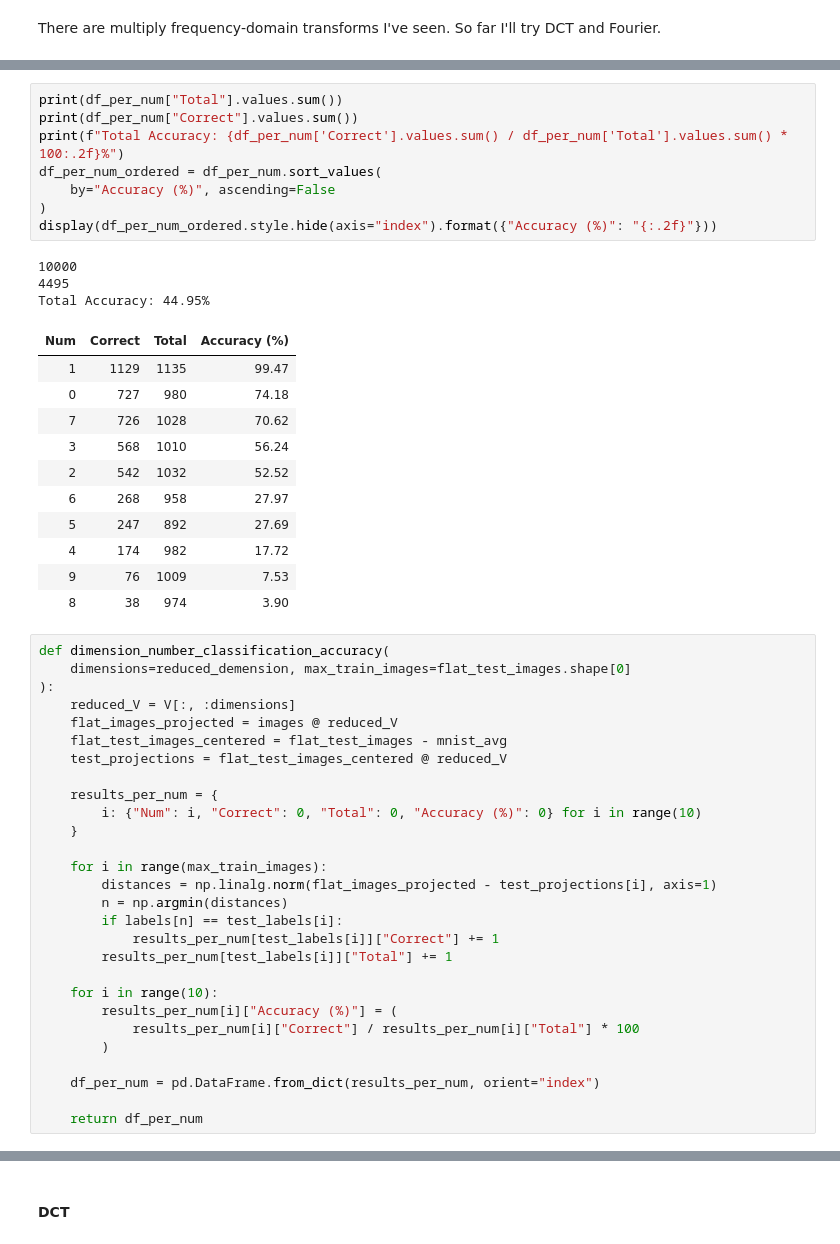
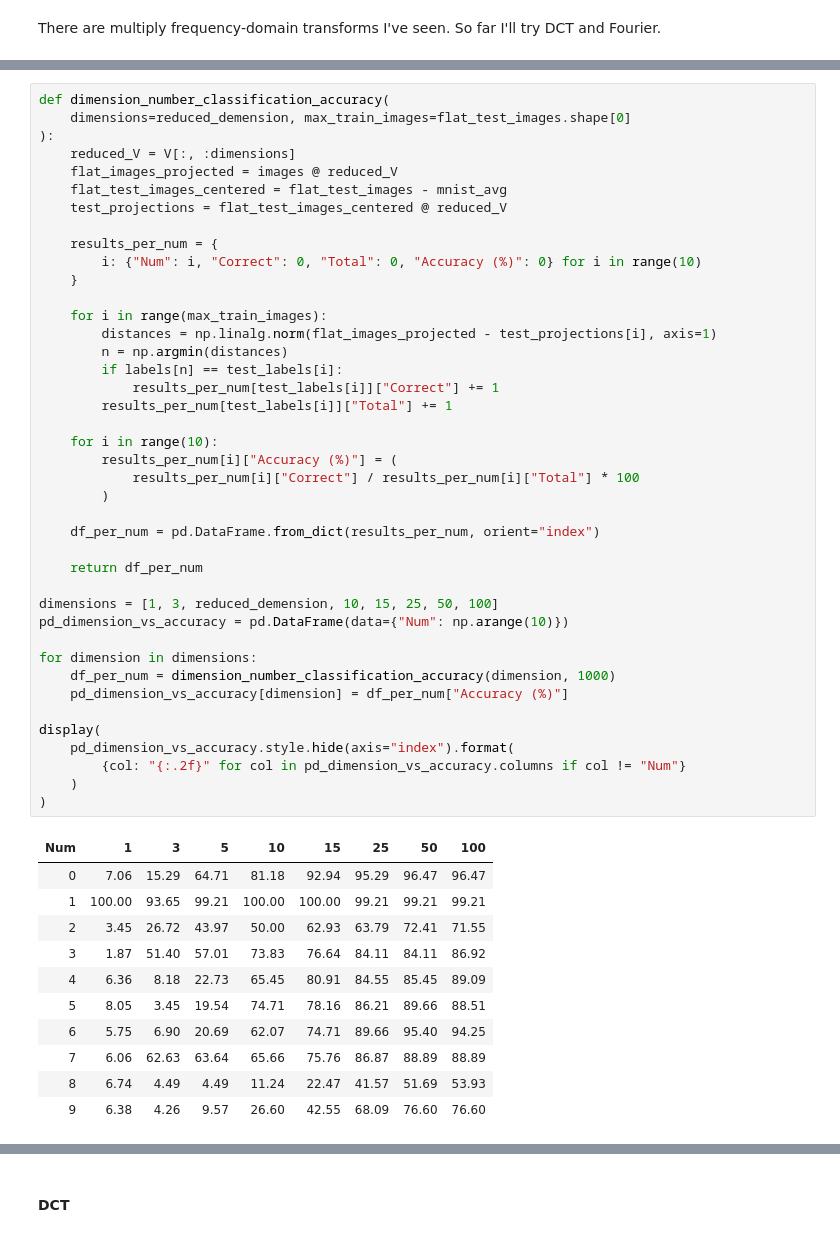
Before and after one commit to ChurroC/Number_Recognition, a Jupyter notebook: src/PCA.ipynb, the cells around one changed output, grey strips where cells are left out. Saved outputs shown, nothing was run; the diff lists cells and outputs as text.

```diff
--- a/src/PCA.ipynb
+++ b/src/PCA.ipynb
@@ -349,51 +364,53 @@ display(df_per_num.style.hide(axis="index").format({"Accuracy (%)": "{:.2f}"}))
-# %%
-print(df_per_num["Total"].values.sum())
-print(df_per_num["Correct"].values.sum())
-print(f"Total Accuracy: {df_per_num['Correct'].values.sum() / df_per_num['Total'].values.sum() * 100:.2f}%")
-df_per_num_ordered = df_per_num.sort_values(
-    by="Accuracy (%)", ascending=False
-)
-display(df_per_num_ordered.style.hide(axis="index").format({"Accuracy (%)": "{:.2f}"}))
-# %% [output]
-10000
-4495
-Total Accuracy: 44.95%
-| Num | Correct | Total | Accuracy (%) |
-| 1 | 1129 | 1135 | 99.47 |
-| 0 | 727 | 980 | 74.18 |
-| 7 | 726 | 1028 | 70.62 |
-| 3 | 568 | 1010 | 56.24 |
-| 2 | 542 | 1032 | 52.52 |
-| 6 | 268 | 958 | 27.97 |
-| 5 | 247 | 892 | 27.69 |
-| 4 | 174 | 982 | 17.72 |
-| 9 | 76 | 1009 | 7.53 |
-| 8 | 38 | 974 | 3.90 |
 # %%
 def dimension_number_classification_accuracy(
     dimensions=reduced_demension, max_train_images=flat_test_images.shape[0]
 ):
     reduced_V = V[:, :dimensions]
     flat_images_projected = images @ reduced_V
     flat_test_images_centered = flat_test_images - mnist_avg
     test_projections = flat_test_images_centered @ reduced_V
 
     results_per_num = {
         i: {"Num": i, "Correct": 0, "Total": 0, "Accuracy (%)": 0} for i in range(10)
     }
 
     for i in range(max_train_images):
         distances = np.linalg.norm(flat_images_projected - test_projections[i], axis=1)
         n = np.argmin(distances)
         if labels[n] == test_labels[i]:
             results_per_num[test_labels[i]]["Correct"] += 1
         results_per_num[test_labels[i]]["Total"] += 1
 
     for i in range(10):
         results_per_num[i]["Accuracy (%)"] = (
             results_per_num[i]["Correct"] / results_per_num[i]["Total"] * 100
         )
 
     df_per_num = pd.DataFrame.from_dict(results_per_num, orient="index")
 
     return df_per_num
+
+dimensions = [1, 3, reduced_demension, 10, 15, 25, 50, 100]
+pd_dimension_vs_accuracy = pd.DataFrame(data={"Num": np.arange(10)})
+
+for dimension in dimensions:
+    df_per_num = dimension_number_classification_accuracy(dimension, 1000)
+    pd_dimension_vs_accuracy[dimension] = df_per_num["Accuracy (%)"]
+
+display(
+    pd_dimension_vs_accuracy.style.hide(axis="index").format(
+        {col: "{:.2f}" for col in pd_dimension_vs_accuracy.columns if col != "Num"}
+    )
+)
+# %% [output]
+| Num | 1 | 3 | 5 | 10 | 15 | 25 | 50 | 100 |
+| 0 | 7.06 | 15.29 | 64.71 | 81.18 | 92.94 | 95.29 | 96.47 | 96.47 |
+| 1 | 100.00 | 93.65 | 99.21 | 100.00 | 100.00 | 99.21 | 99.21 | 99.21 |
+| 2 | 3.45 | 26.72 | 43.97 | 50.00 | 62.93 | 63.79 | 72.41 | 71.55 |
+| 3 | 1.87 | 51.40 | 57.01 | 73.83 | 76.64 | 84.11 | 84.11 | 86.92 |
+| 4 | 6.36 | 8.18 | 22.73 | 65.45 | 80.91 | 84.55 | 85.45 | 89.09 |
+| 5 | 8.05 | 3.45 | 19.54 | 74.71 | 78.16 | 86.21 | 89.66 | 88.51 |
+| 6 | 5.75 | 6.90 | 20.69 | 62.07 | 74.71 | 89.66 | 95.40 | 94.25 |
+| 7 | 6.06 | 62.63 | 63.64 | 65.66 | 75.76 | 86.87 | 88.89 | 88.89 |
+| 8 | 6.74 | 4.49 | 4.49 | 11.24 | 22.47 | 41.57 | 51.69 | 53.93 |
+| 9 | 6.38 | 4.26 | 9.57 | 26.60 | 42.55 | 68.09 | 76.60 | 76.60 |
```
Also changed, not shown: parts of 10 cells of this notebook, 2 other files.
